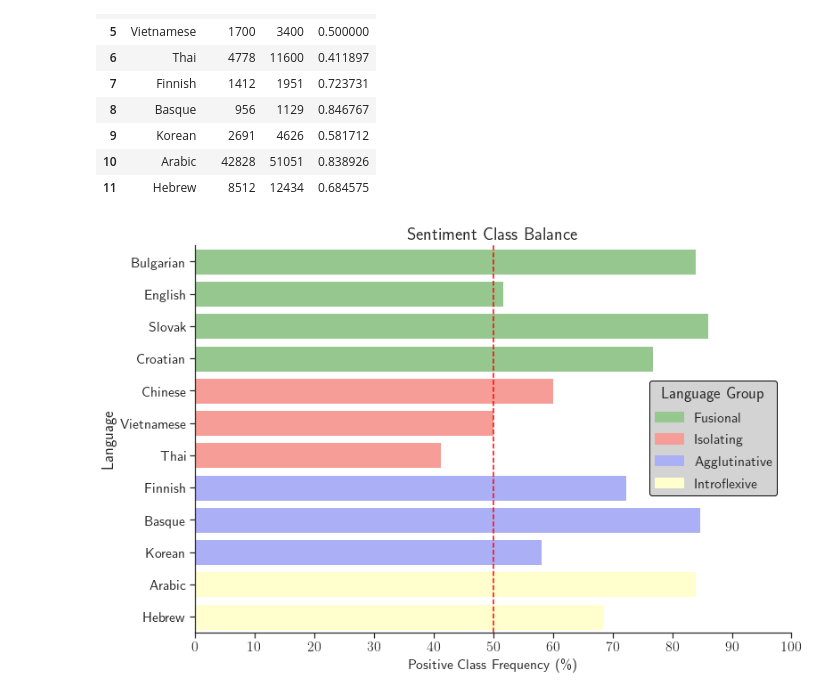
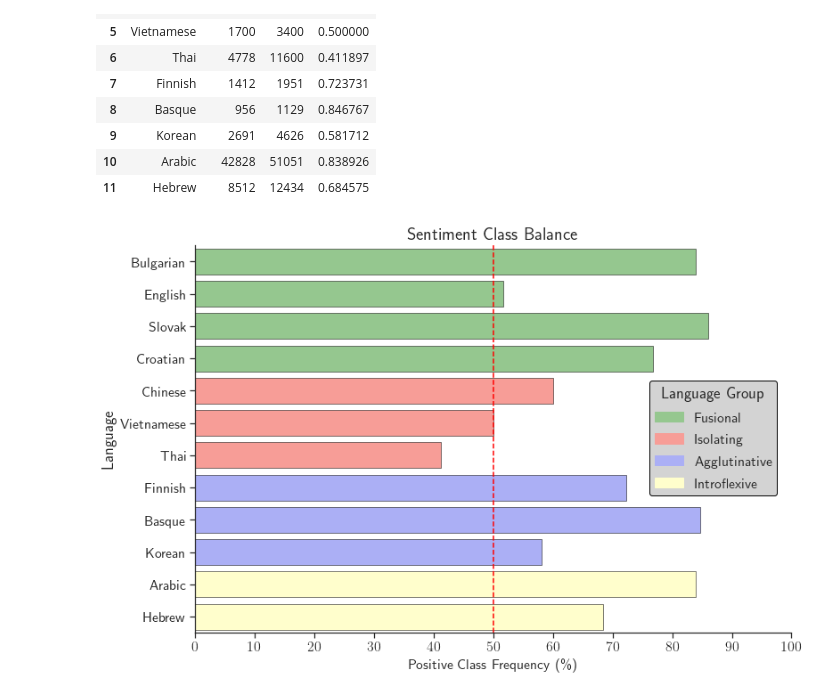
Before and after one commit to jerbarnes/typology_of_crosslingual, a Jupyter notebook: data_exploration/Sentiment_balance.ipynb, the cells around one changed output. Cells and saved outputs as stored; diff of their text form; code cells hidden in the pictures.

```diff
--- a/data_exploration/Sentiment_balance.ipynb
+++ b/data_exploration/Sentiment_balance.ipynb
@@ -59,20 +59,21 @@ plt.rcParams["text.usetex"] = True
 # %%
 plt.figure(figsize=(12, 8))
 colors = ["#95c78f"] * 4 + ["#f79d97"] * 3 + ["#abaff5"] * 3 + ["#fffecc"] * 2
-ax = sns.barplot(x=sentiment_balance["Ratio"]*100, y=sentiment_balance["Language"], palette=colors, saturation=1)
+ax = sns.barplot(x=sentiment_balance["Ratio"]*100, y=sentiment_balance["Language"], palette=colors, saturation=1,
+                 ec="black", linewidth=0.5)
 h, l = ax.get_legend_handles_labels()
 
 ax.axvline(x=50, color="red", linestyle="--")
 ax.set(xlabel="Positive Class Frequency (\%)", xticks=range(0, 101, 10))
 ax.set_ylabel("Language", fontsize=18)
 ax.set_title("Sentiment Class Balance", fontsize=20)
 legend_patches = [Patch(color=color, label=label) for color, label in zip(["#95c78f", "#f79d97", "#abaff5", "#fffecc"],
                                                                           ["Fusional", "Isolating", "Agglutinative",
                                                                            "Introflexive"])]
 ax.legend(handles=legend_patches, title="Language Group", title_fontsize=18,
           loc="upper left", bbox_to_anchor=(0.75, 0.67), fontsize=16, facecolor="lightgrey",
           framealpha=1, edgecolor="black", labelspacing=0.6)
 sns.despine(ax=ax)
-ax.figure.savefig("plots/sentiment_balance.png", dpi=400)
+#ax.figure.savefig("plots/sentiment_balance.pdf", dpi=400)
 # %% [output]
-[figure, old version]
+[figure, new version]
```
Also changed, not shown: 3 other files.
